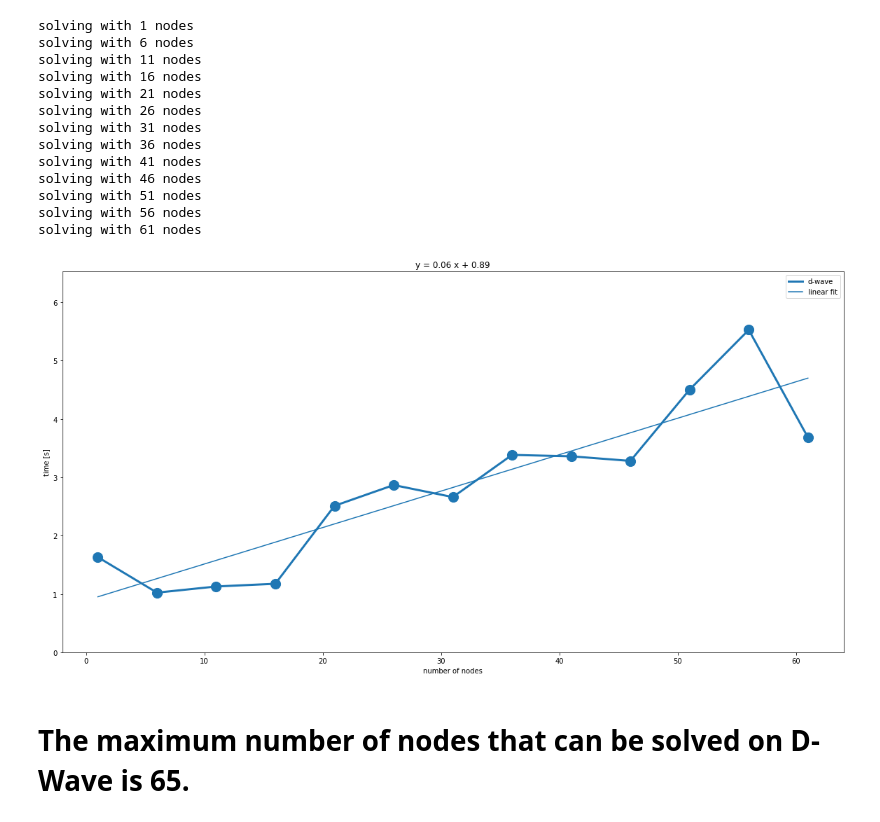
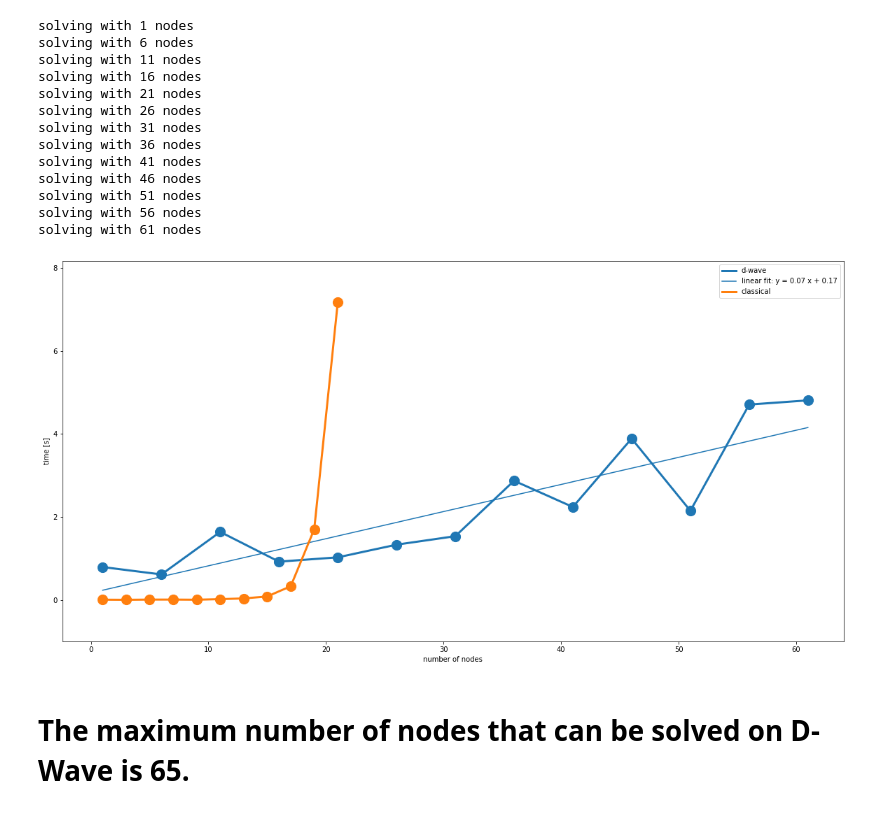
Before and after one commit to mledall/quantum_computing, a Jupyter notebook: Structural_imbalance_benchmarking.ipynb, the cells around one changed output. Drawn from its saved outputs; the diff is of its cells as text; code cells hidden in the pictures.

Commit message:
added benchmark against classical

```diff
--- a/Structural_imbalance_benchmarking.ipynb
+++ b/Structural_imbalance_benchmarking.ipynb
@@ -276,7 +287,7 @@ Next, the *structural_imbalance()* algorithm, from Ocean's [dwave_networkx](http
 # Return a good partition (minimal structural imbalance) and its frustrated edges
 start = time.time()
 
-imbalance, bicoloring = dnx.structural_imbalance(G, sampler)
+imbalance, bicoloring = dnx.structural_imbalance(G, sampler_embed)
 
 end = time.time()
 print('sovled in ', end-start, 's')
@@ -307,7 +318,7 @@ sovled in  2.028306007385254 s
 # Return a good partition (minimal structural imbalance) and its frustrated edges
 
 for _ in range(10):
-    imbalance, bicoloring = dnx.structural_imbalance(G, sampler)
+    imbalance, bicoloring = dnx.structural_imbalance(G, sampler_embed)
 
     # Mark the returned frustrated edges and node set (color) on the graph
     for edge in G.edges:
@@ -432,7 +443,7 @@ plt.show()
 # Return a good partition (minimal structural imbalance) and its frustrated edges
 start = time.time()
 print('sovling with D-Wave')
-imbalance, bicoloring = dnx.structural_imbalance(G, sampler)
+imbalance, bicoloring = dnx.structural_imbalance(G, sampler_embed)
 
 end = time.time()
 print('sovled in ', end-start, 's')
@@ -467,10 +525,10 @@ sovled in  0.7712829113006592 s
 
 anneal_times = []
 
-max_nodes = 61
-d_nodes = 5
+max_anneal_nodes = 61
+d_anneal_nodes = 5
 
-for n_nodes in range(1, max_nodes+1, d_nodes):
+for n_nodes in range(1, max_anneal_nodes+1, d_anneal_nodes):
     print('solving with {} nodes'.format(n_nodes))
     # Create a K4 complete graph (default node labels are indexical from 0)
     G = nx.complete_graph(n_nodes)
@@ -479,9 +537,8 @@ for n_nodes in range(1, max_nodes+1, d_nodes):
 
     # Return a good partition (minimal structural imbalance) and its frustrated edges
     start = time.time()
-    imbalance, bicoloring = dnx.structural_imbalance(G, sampler)
+    imbalance, bicoloring = dnx.structural_imbalance(G, sampler_embed)
     end = time.time()
-
     anneal_times.append(end-start)
 # %% [output]
 solving with 1 nodes
@@ -500,32 +557,35 @@ solving with 61 nodes
 # %%
 plt.figure(figsize=(20,10))
 
 # plot results of anneals
-plt.scatter(range(1, max_nodes+1, d_nodes), anneal_times, s=200, color='tab:blue')
-plt.plot(range(1, max_nodes+1, d_nodes), anneal_times, linewidth = 3, c='tab:blue', label='d-wave')
+plt.scatter(range(1, max_anneal_nodes+1, d_anneal_nodes), anneal_times, s=200, color='tab:blue')
+plt.plot(range(1, max_anneal_nodes+1, d_anneal_nodes), anneal_times, linewidth = 3, c='tab:blue', label='d-wave')
 
 # Do linear regression on anneal times
-X = [[i] for i in range(1, max_nodes+1, d_nodes)]
-Y = anneal_times
+X = [[i] for i in range(1, max_anneal_nodes+1, d_anneal_nodes)]
+x = [i for i in range(1, max_anneal_nodes+1, d_anneal_nodes)]
 
-lr_fit = LinearRegression(fit_intercept=True, normalize=False).fit(X, Y)
+Y_anneal = anneal_times
+lr_fit = LinearRegression(fit_intercept=True, normalize=False).fit(X, Y_anneal)
 
-a = lr_fit.coef_
-b = lr_fit.intercept_
+a_anneal = lr_fit.coef_
+b_anneal = lr_fit.intercept_
+y = [a_anneal[0]*i+b_anneal for i in x]
 
-x = [i for i in range(1, max_nodes+1, d_nodes)]
-y = [a[0]*i+b for i in x]
+plt.plot(x,y, label='linear fit: y = '+str(round(a_anneal[0],2))+' x + '+str(round(b_anneal,2)))
 
-plt.plot(x,y, label='linear fit')
-plt.title('y = '+str(round(a[0],2))+' x + '+str(round(b,2)))
-plt.ylim((0, max(anneal_times)+1))
+# plot results of anneals
+plt.scatter(range(1, max_classical_nodes+1, d_classical_nodes), classical_times, s=200, color='tab:orange')
+plt.plot(range(1, max_classical_nodes+1, d_classical_nodes), classical_times, linewidth = 3, c='tab:orange', label='classical')
+
+plt.ylim((-1, max(classical_times)+1))
 plt.legend()
 # plt.title('Time complexity')
 plt.xlabel('number of nodes')
 plt.ylabel('time [s]')
 plt.show()
 # %% [output]
-[figure, old version]
+[figure, new version]
 # %% [markdown]
 # The maximum number of nodes that can be solved on D-Wave is 65.
 # %% [markdown]
```
Also changed, not shown: parts of 21 cells of this notebook.
